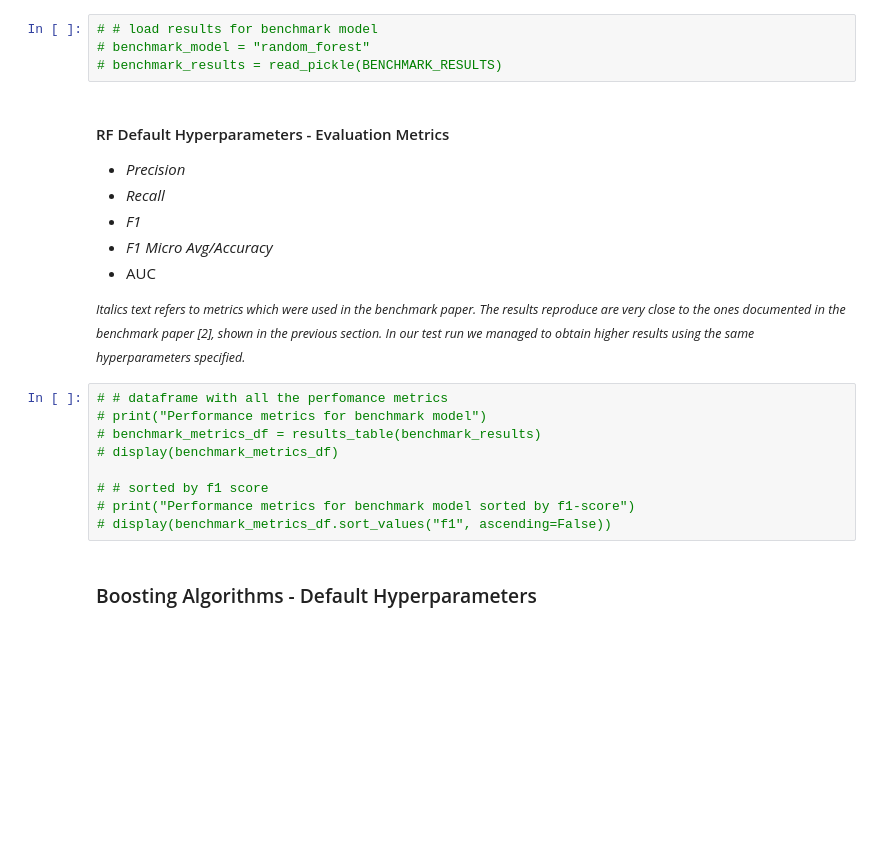
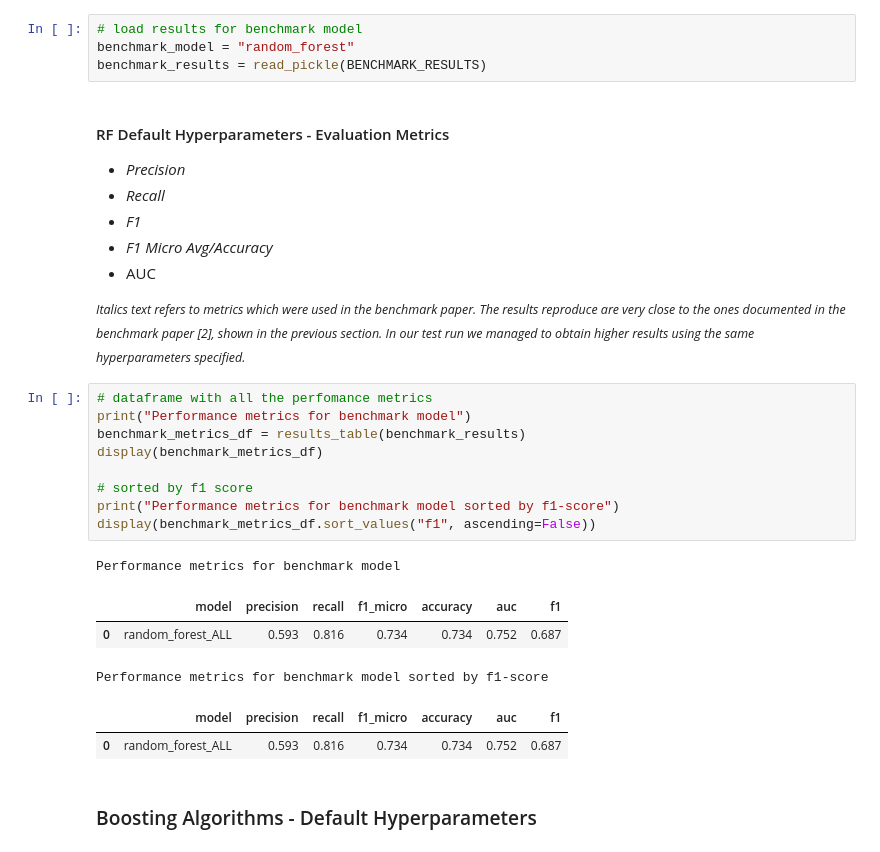
Before and after one commit to achmand/aml-crypto-graph, a Jupyter notebook: src/2.6_experiment_results.ipynb, the cells around one changed output. Drawn from its saved outputs; the diff is of its cells as text; blank space fills up the shorter version.

```diff
--- a/src/2.6_experiment_results.ipynb
+++ b/src/2.6_experiment_results.ipynb
@@ -50,9 +50,9 @@ __Results obtained in the original paper [2]__
 # %% [markdown]
 ### Random Forest - Default Hyperparameters
 # %%
-# # load results for benchmark model
-# benchmark_model = "random_forest"
-# benchmark_results = read_pickle(BENCHMARK_RESULTS)
+# load results for benchmark model
+benchmark_model = "random_forest"
+benchmark_results = read_pickle(BENCHMARK_RESULTS)
 # %% [markdown]
 ####  RF Default Hyperparameters - Evaluation Metrics
 
@@ -68,14 +68,21 @@ __Results obtained in the original paper [2]__
     </i>
 </small>
 # %%
-# # dataframe with all the perfomance metrics
-# print("Performance metrics for benchmark model")
-# benchmark_metrics_df = results_table(benchmark_results)
-# display(benchmark_metrics_df)
+# dataframe with all the perfomance metrics
+print("Performance metrics for benchmark model")
+benchmark_metrics_df = results_table(benchmark_results)
+display(benchmark_metrics_df)
 
-# # sorted by f1 score
-# print("Performance metrics for benchmark model sorted by f1-score")
-# display(benchmark_metrics_df.sort_values("f1", ascending=False))
+# sorted by f1 score
+print("Performance metrics for benchmark model sorted by f1-score")
+display(benchmark_metrics_df.sort_values("f1", ascending=False))
+# %% [output]
+Performance metrics for benchmark model
+|  | model | precision | recall | f1_micro | accuracy | auc | f1 |
+| 0 | random_forest_ALL | 0.593 | 0.816 | 0.734 | 0.734 | 0.752 | 0.687 |
+Performance metrics for benchmark model sorted by f1-score
+|  | model | precision | recall | f1_micro | accuracy | auc | f1 |
+| 0 | random_forest_ALL | 0.593 | 0.816 | 0.734 | 0.734 | 0.752 | 0.687 |
 # %% [markdown]
 ### Boosting Algorithms - Default Hyperparameters
 # %%
```
Also changed, not shown: 2 other files.
